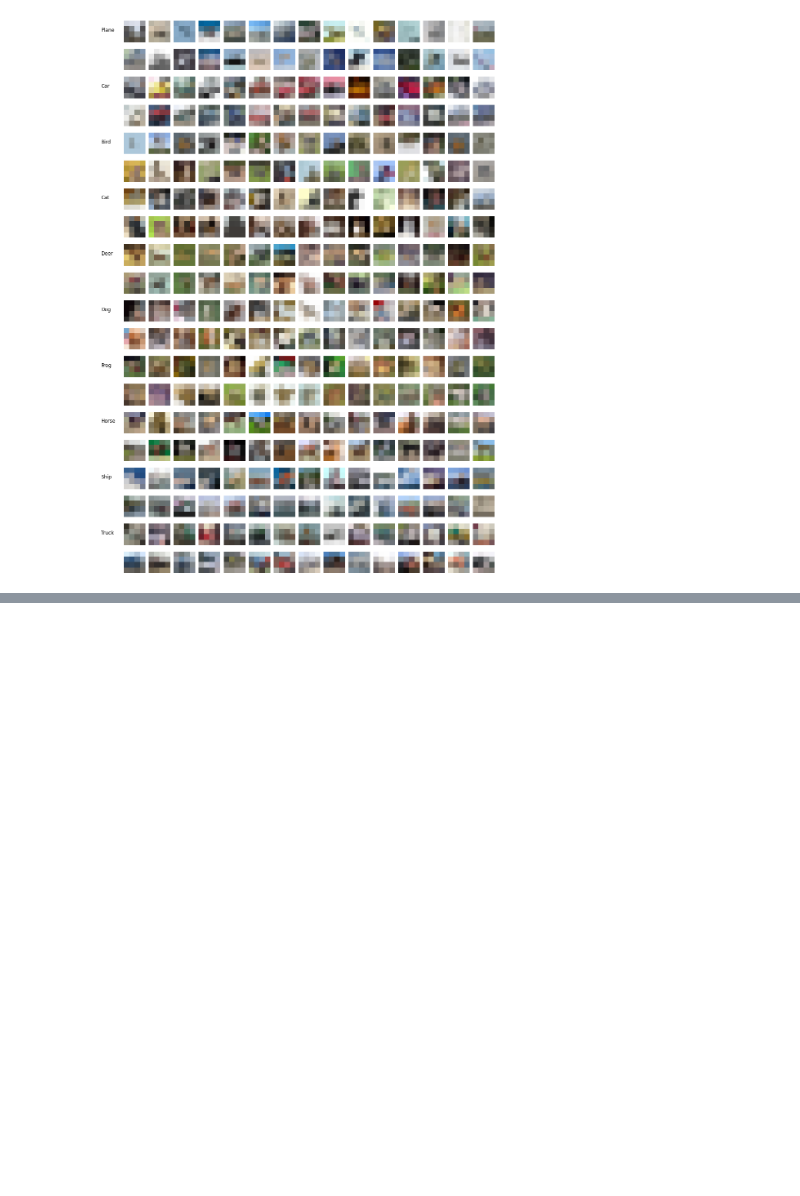
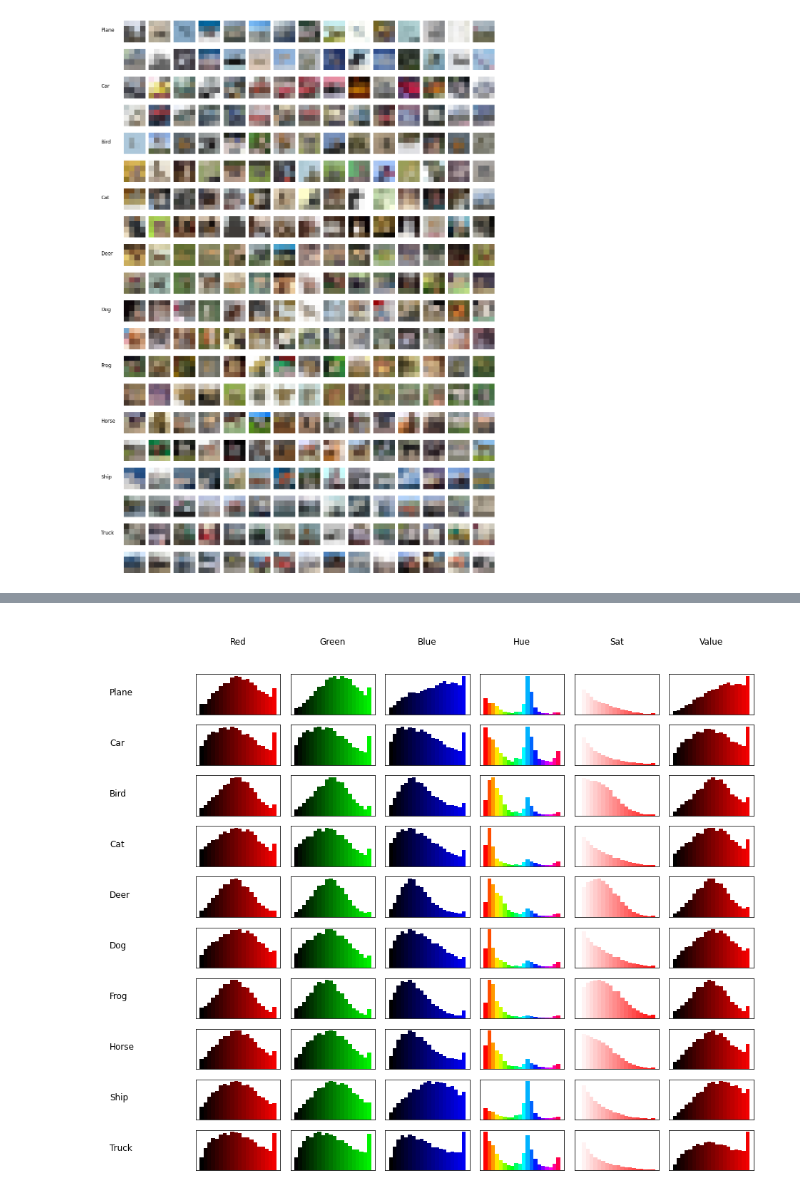
Before and after one commit to SamAdamDay/image-classifier, a Jupyter notebook: data-exploration.ipynb, the cells around one changed output, grey strips where cells are left out. Cells and saved outputs as stored; diff of their text form; code cells hidden in the pictures; blank space fills up the shorter version.

Commit message:
Analysed colour histograms of the images

```diff
--- a/data-exploration.ipynb
+++ b/data-exploration.ipynb
@@ -143,0 +149,79 @@ plt.show()
+# %%
+# The number of bins for each histogram
+num_bins = 20
+
+# Set up a dataloader for the training set
+train_loader = DataLoader(trainset, batch_size=1000)
+
+# The various histograms
+histogram_names = ("red", "green", "blue", "hue", "sat", "value")
+histograms = {name: np.zeros((num_classes, num_bins)) for name in histogram_names}
+
+for X, y in train_loader:
+
+    # Turn X into a numpy array, transpose the dimensions and unnormalise it
+    X = X.numpy()
+    X = X.transpose((0, 2, 3, 1))
+    X = X * 0.5 + 0.5
+
+    for cls in range(num_classes):
+
+        # Select the images for this class and convert to hsv
+        X_cls = X[y == cls, :, :, :]
+        X_cls_hsv = rgb_to_hsv(X_cls * 0.5)
+
+        # Generate the histograms
+        histograms["red"][cls, :] += np.histogram(X_cls[..., 0], num_bins, range=(0,1))[0]
+        histograms["green"][cls, :] += np.histogram(X_cls[..., 1], num_bins, range=(0,1))[0]
+        histograms["blue"][cls, :] += np.histogram(X_cls[..., 2], num_bins, range=(0,1))[0]
+        histograms["hue"][cls, :] += np.histogram(X_cls_hsv[..., 0], num_bins, range=(0,1))[0]
+        histograms["sat"][cls, :] += np.histogram(X_cls_hsv[..., 1], num_bins, range=(0,1))[0]
+        histograms["value"][cls, :] += np.histogram(X_cls_hsv[..., 2], num_bins, range=(0,0.5))[0]
+
+# Display the histograms in a grid
+fig, axs = plt.subplots(
+    num_classes + 1,
+    len(histogram_names) + 1,
+    figsize=(len(histogram_names)*2 + 1, num_classes + 1))
+
+# Get rid of the axes in the top left
+axs[0][0].set_axis_off()
+
+# Make the column labels
+for i, name in enumerate(histogram_names):
+    ax = axs[0][i+1]
+    ax.text(0.5, 0.5, name.capitalize(), size="large", ha="center")
+    ax.set_axis_off()
+
+# Histogram x ranges
+hist_x_range = np.linspace(0, 255, num_bins, endpoint=False)
+
+# Histogram colour ranges
+hist_colour_ranges = {
+    "red": [(i/num_bins, 0, 0) for i in range(num_bins)],
+    "green": [(0, i/num_bins, 0) for i in range(num_bins)],
+    "blue": [(0, 0, i/num_bins) for i in range(num_bins)],
+    "hue": [hsv_to_rgb(np.array((i/num_bins, 1, 1))) for i in range(num_bins)],
+    "sat": [hsv_to_rgb(np.array((0, i/num_bins, 1))) for i in range(num_bins)],
+    "value": [hsv_to_rgb(np.array((0, 1, i/num_bins)) )for i in range(num_bins)],
+}
+
+for cls in range(num_classes):
+    # Set the class label
+    ax = axs[cls + 1][0]
+    ax.text(0.1, 0.5, classes[cls].capitalize(), size="large")
+    ax.set_axis_off()
+    # Display each histogram
+    for i, name in enumerate(histogram_names):
+        ax = axs[cls+1][i+1]
+        ax.bar(
+            hist_x_range,
+            histograms[name][cls],
+            width=256/num_bins,
+            color=hist_colour_ranges[name])
+        ax.set(xticks=[], yticks=[])
+
+fig.tight_layout()
+plt.show()
+# %% [output]
+[figure, added]
```
Also changed, not shown: parts of 3 cells of this notebook.
